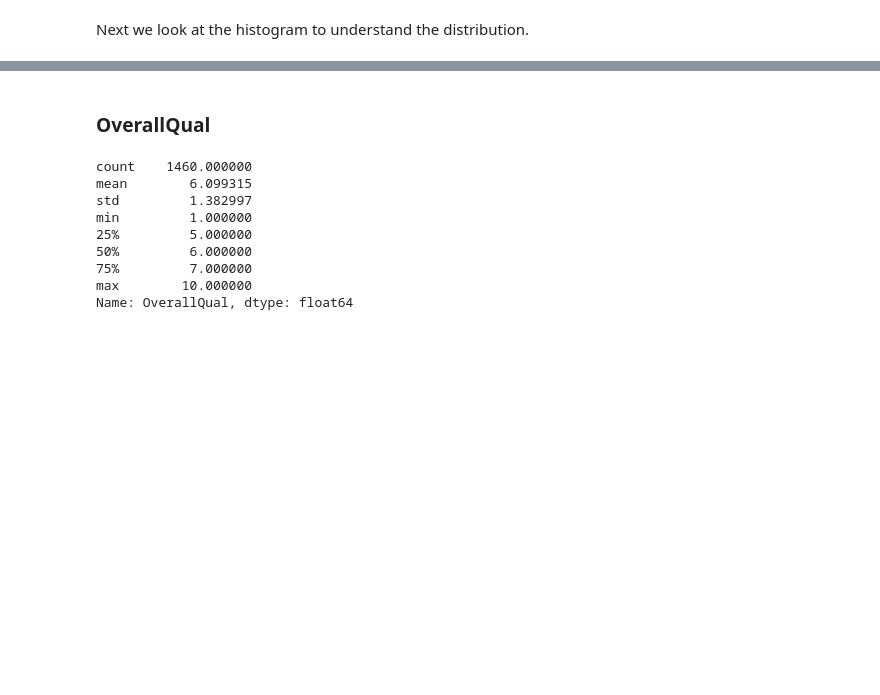
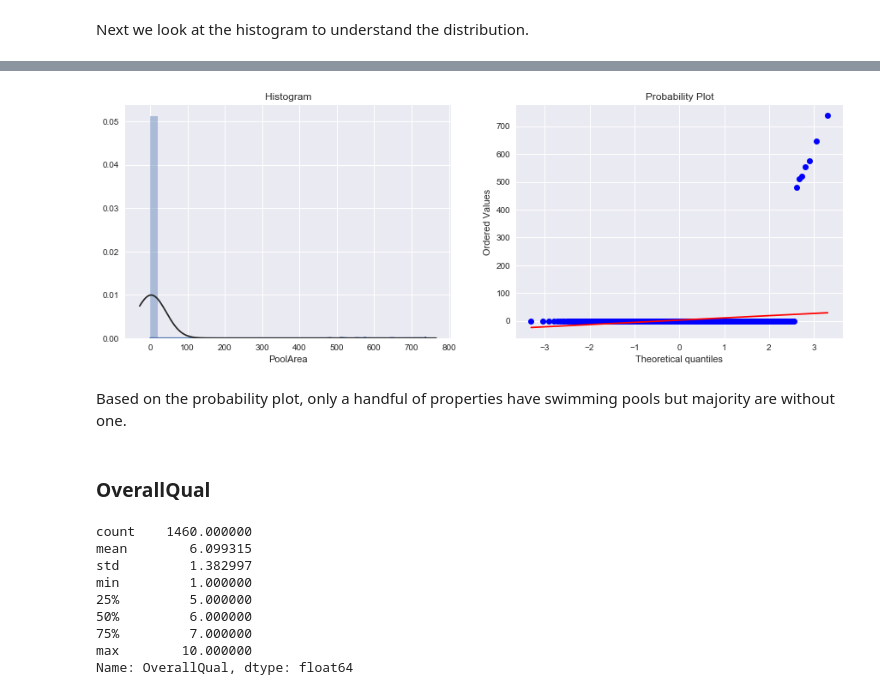
Before and after one commit to ansjory/w207_project, a Jupyter notebook: Kaggle_House_Prices/Mlaire_final.ipynb, the cells around one changed output, grey strips where cells are left out. Drawn from its saved outputs; the diff is of its cells as text; code cells hidden in the pictures; blank space fills up the shorter version.

```diff
--- a/Kaggle_House_Prices/Mlaire_final.ipynb
+++ b/Kaggle_House_Prices/Mlaire_final.ipynb
@@ -412,4 +475,16 @@ g = stats.probplot(train['GrLivArea'], plot=plt)
+# %%
+# Histogram and normal probability plot
+plt.subplots(figsize=(15,5))
+plt.subplot(1,2,1)
+g = sns.distplot(train['PoolArea'], fit=norm).set_title("Histogram");
+plt.subplot(1,2,2)
+g = stats.probplot(train['PoolArea'], plot=plt)
+# %% [output]
+[figure, added]
+# %% [markdown]
+Based on the probability plot, only a handful of properties have swimming pools but majority are without one.
 # %% [markdown]
+<a id='overallqual'></a>
 ### OverallQual
 # %%
 # Descriptive statistics
```
Also changed, not shown: parts of 86 cells of this notebook.
